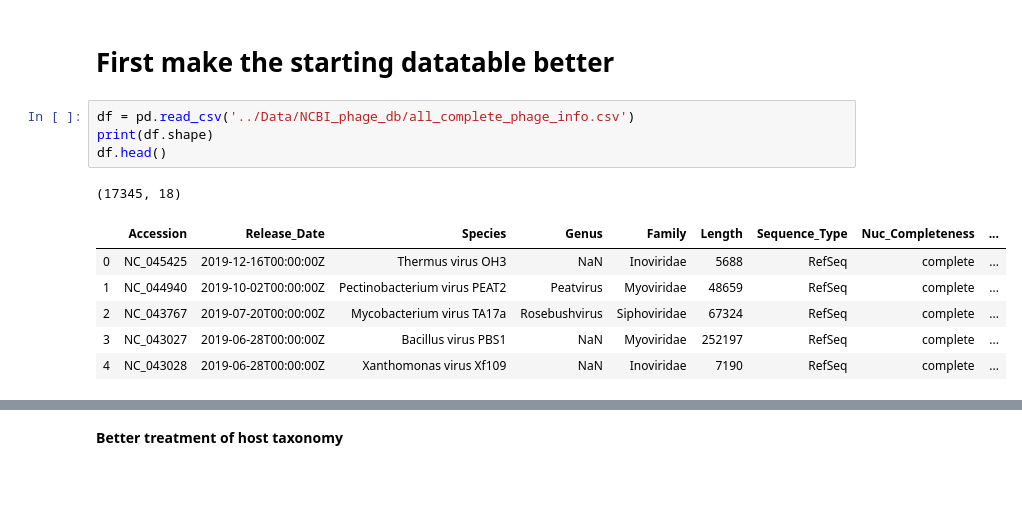
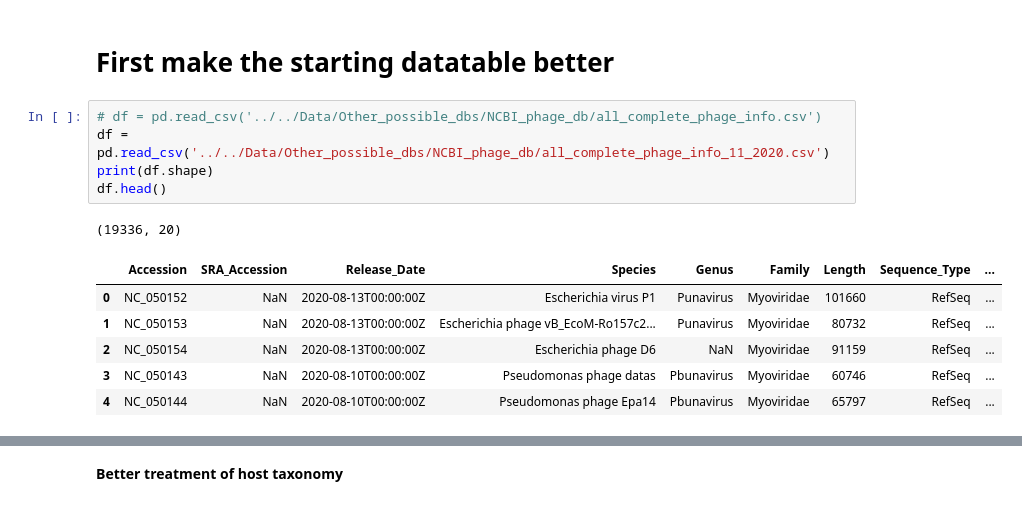
Before and after one commit to adamhockenberry/phage-translation, a Jupyter notebook: Code/Building_Database/parse_NCBI_database.ipynb, the cells around one changed output, grey strips where cells are left out. Cells and saved outputs as stored; diff of their text form.

```diff
--- a/Code/Building_Database/parse_NCBI_database.ipynb
+++ b/Code/Building_Database/parse_NCBI_database.ipynb
@@ -13,14 +13,15 @@ Worth considering (one day) diving deeper into what is available here.
 # %% [markdown]
 # First make the starting datatable better
 # %%
-df = pd.read_csv('../Data/NCBI_phage_db/all_complete_phage_info.csv')
+# df = pd.read_csv('../../Data/Other_possible_dbs/NCBI_phage_db/all_complete_phage_info.csv')
+df = pd.read_csv('../../Data/Other_possible_dbs/NCBI_phage_db/all_complete_phage_info_11_2020.csv')
 print(df.shape)
 df.head()
 # %% [output]
-(17345, 18)
+(19336, 20)
-|  | Accession | Release_Date | Species | Genus | Family | Length | Sequence_Type | Nuc_Completeness | ... |
-| 0 | NC_045425 | 2019-12-16T00:00:00Z | Thermus virus OH3 | NaN | Inoviridae | 5688 | RefSeq | complete | ... |
-| 1 | NC_044940 | 2019-10-02T00:00:00Z | Pectinobacterium virus PEAT2 | Peatvirus | Myoviridae | 48659 | RefSeq | complete | ... |
-| 2 | NC_043767 | 2019-07-20T00:00:00Z | Mycobacterium virus TA17a | Rosebushvirus | Siphoviridae | 67324 | RefSeq | complete | ... |
-| 3 | NC_043027 | 2019-06-28T00:00:00Z | Bacillus virus PBS1 | NaN | Myoviridae | 252197 | RefSeq | complete | ... |
-| 4 | NC_043028 | 2019-06-28T00:00:00Z | Xanthomonas virus Xf109 | NaN | Inoviridae | 7190 | RefSeq | complete | ... |
+|  | Accession | SRA_Accession | Release_Date | Species | Genus | Family | Length | Sequence_Type | ... |
+| 0 | NC_050152 | NaN | 2020-08-13T00:00:00Z | Escherichia virus P1 | Punavirus | Myoviridae | 101660 | RefSeq | ... |
+| 1 | NC_050153 | NaN | 2020-08-13T00:00:00Z | Escherichia phage vB_EcoM-Ro157c2... | Punavirus | Myoviridae | 80732 | RefSeq | ... |
+| 2 | NC_050154 | NaN | 2020-08-13T00:00:00Z | Escherichia phage D6 | NaN | Myoviridae | 91159 | RefSeq | ... |
+| 3 | NC_050143 | NaN | 2020-08-10T00:00:00Z | Pseudomonas phage datas | Pbunavirus | Myoviridae | 60746 | RefSeq | ... |
+| 4 | NC_050144 | NaN | 2020-08-10T00:00:00Z | Pseudomonas phage Epa14 | Pbunavirus | Myoviridae | 65797 | RefSeq | ... |
```
Also changed, not shown: parts of 26 cells of this notebook, 9 other files.
